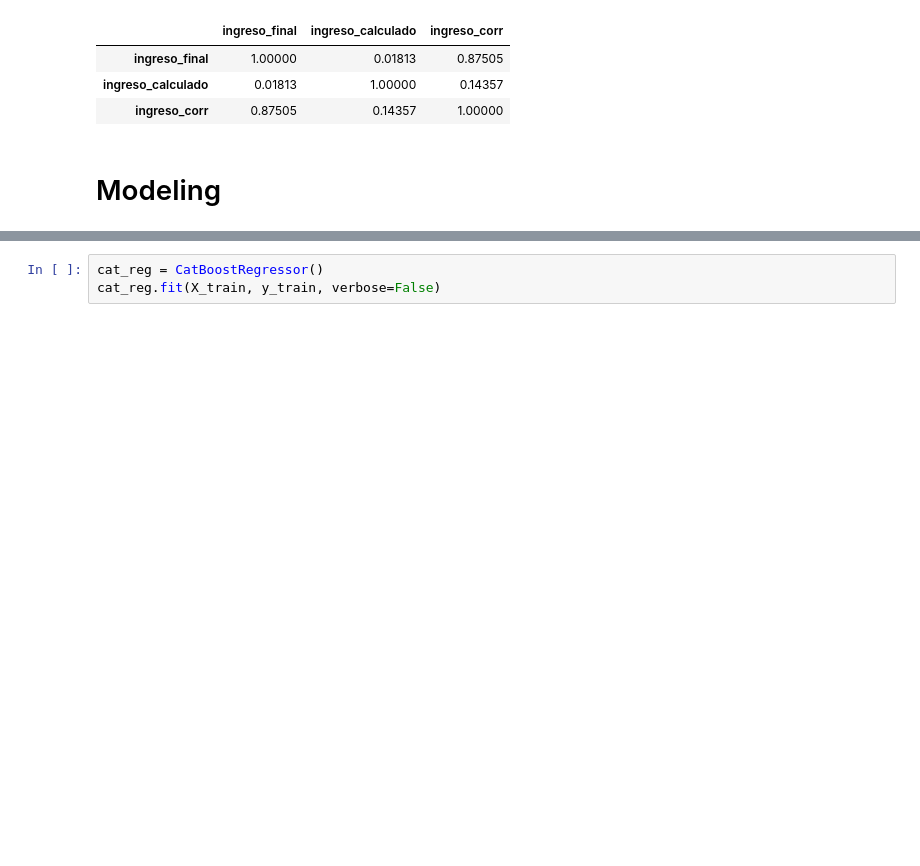
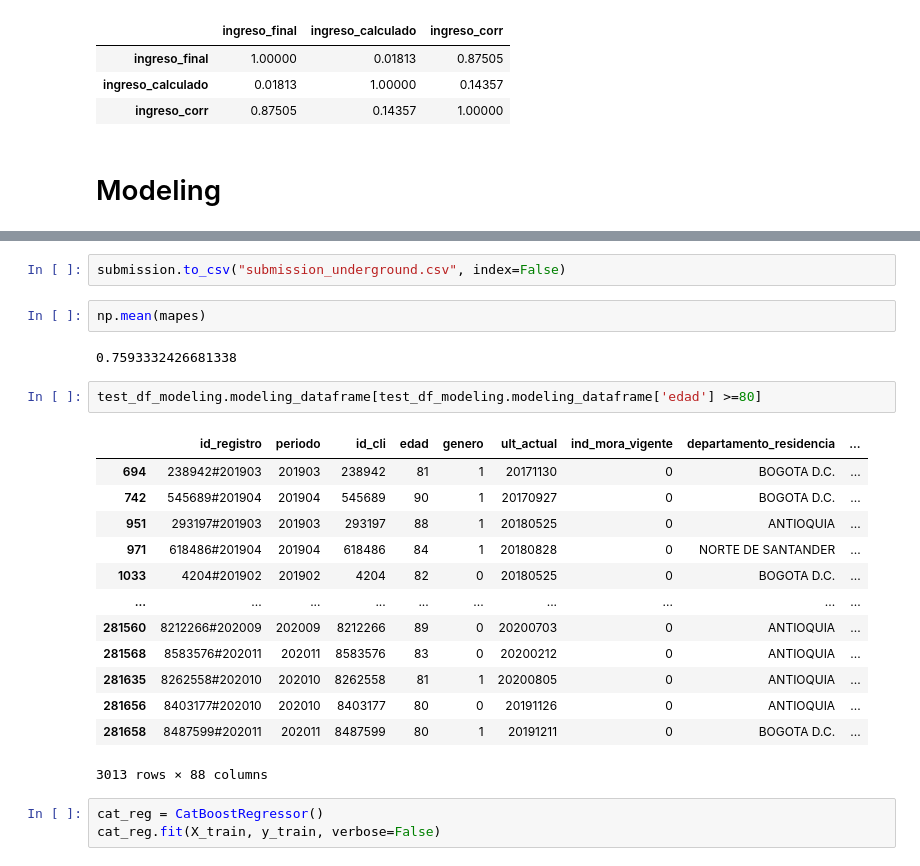
Before and after one commit to abdala9512/bc-dataton, a Jupyter notebook: notebooks/data_exploration_miguel.ipynb, the cells around one changed output, grey strips where cells are left out. Cells and saved outputs as stored; diff of their text form; blank space fills up the shorter version.

```diff
--- a/notebooks/data_exploration_miguel.ipynb
+++ b/notebooks/data_exploration_miguel.ipynb
@@ -475,3 +609,25 @@ mean_absolute_percentage_error(y_pred_train, y_train)
+# %%
+submission.to_csv("submission_underground.csv", index=False)
+# %%
+np.mean(mapes)
+# %% [output]
+0.7593332426681338
+# %%
+test_df_modeling.modeling_dataframe[test_df_modeling.modeling_dataframe['edad'] >=80]
+# %% [output]
+|  | id_registro | periodo | id_cli | edad | genero | ult_actual | ind_mora_vigente | departamento_residencia | ... |
+| 694 | 238942#201903 | 201903 | 238942 | 81 | 1 | 20171130 | 0 | BOGOTA D.C. | ... |
+| 742 | 545689#201904 | 201904 | 545689 | 90 | 1 | 20170927 | 0 | BOGOTA D.C. | ... |
+| 951 | 293197#201903 | 201903 | 293197 | 88 | 1 | 20180525 | 0 | ANTIOQUIA | ... |
+| 971 | 618486#201904 | 201904 | 618486 | 84 | 1 | 20180828 | 0 | NORTE DE SANTANDER | ... |
+| 1033 | 4204#201902 | 201902 | 4204 | 82 | 0 | 20180525 | 0 | BOGOTA D.C. | ... |
+| ... | ... | ... | ... | ... | ... | ... | ... | ... | ... |
+| 281560 | 8212266#202009 | 202009 | 8212266 | 89 | 0 | 20200703 | 0 | ANTIOQUIA | ... |
+| 281568 | 8583576#202011 | 202011 | 8583576 | 83 | 0 | 20200212 | 0 | ANTIOQUIA | ... |
+| 281635 | 8262558#202010 | 202010 | 8262558 | 81 | 1 | 20200805 | 0 | ANTIOQUIA | ... |
+| 281656 | 8403177#202010 | 202010 | 8403177 | 80 | 0 | 20191126 | 0 | ANTIOQUIA | ... |
+| 281658 | 8487599#202011 | 202011 | 8487599 | 80 | 1 | 20191211 | 0 | BOGOTA D.C. | ... |
+3013 rows × 88 columns
 # %%
 cat_reg = CatBoostRegressor()
 cat_reg.fit(X_train, y_train, verbose=False)
```
Also changed, not shown: parts of 21 cells of this notebook, 4 other files.
